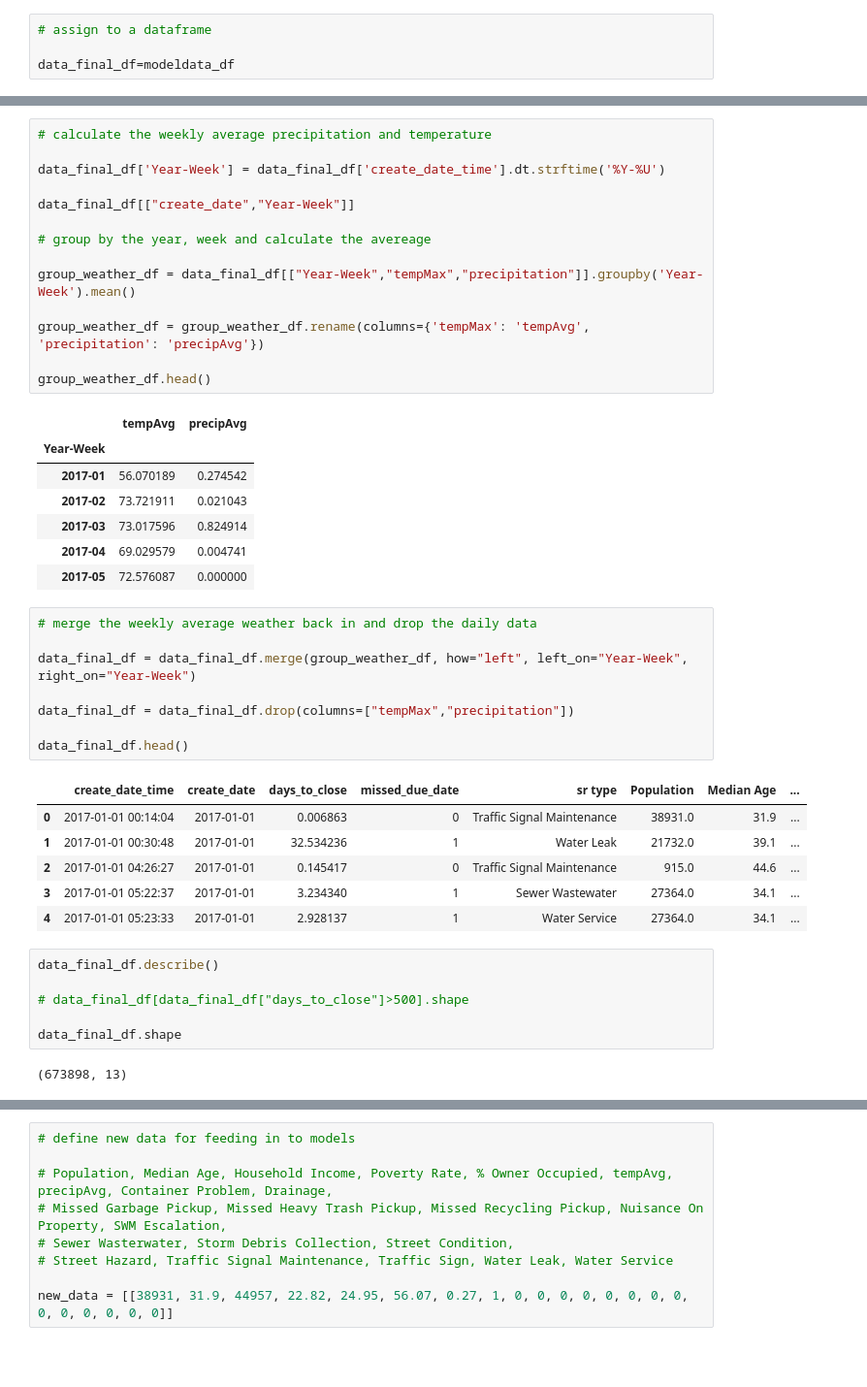
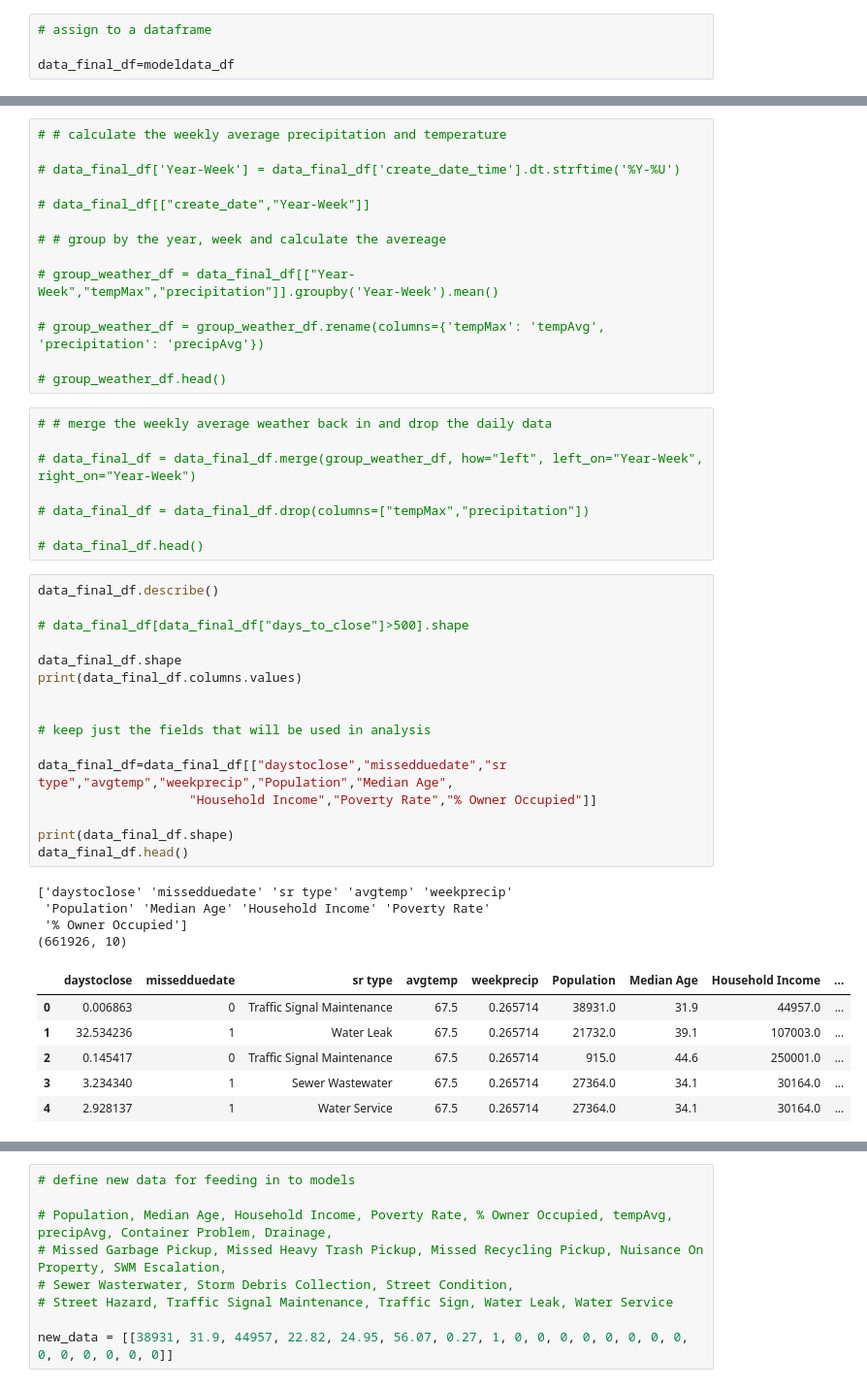
Before and after one commit to fpwirth/Final-Project, a Jupyter notebook: Notebooks/model_classification.ipynb, the cells around one changed output, grey strips where cells are left out. Shown: that part at 97% size. Drawn from its saved outputs; the diff is of its cells as text; blank space fills up the shorter version.

```diff
--- a/Notebooks/model_classification.ipynb
+++ b/Notebooks/model_classification.ipynb
@@ -108,45 +87,49 @@ dtype: int64
 # %%
-# calculate the weekly average precipitation and temperature
+# # calculate the weekly average precipitation and temperature
 
-data_final_df['Year-Week'] = data_final_df['create_date_time'].dt.strftime('%Y-%U')
+# data_final_df['Year-Week'] = data_final_df['create_date_time'].dt.strftime('%Y-%U')
 
-data_final_df[["create_date","Year-Week"]]
+# data_final_df[["create_date","Year-Week"]]
 
-# group by the year, week and calculate the avereage
+# # group by the year, week and calculate the avereage
 
-group_weather_df = data_final_df[["Year-Week","tempMax","precipitation"]].groupby('Year-Week').mean()
+# group_weather_df = data_final_df[["Year-Week","tempMax","precipitation"]].groupby('Year-Week').mean()
 
-group_weather_df = group_weather_df.rename(columns={'tempMax': 'tempAvg', 'precipitation': 'precipAvg'})
+# group_weather_df = group_weather_df.rename(columns={'tempMax': 'tempAvg', 'precipitation': 'precipAvg'})
 
-group_weather_df.head()
+# group_weather_df.head()
-# %% [output]
-|  | tempAvg | precipAvg |
-| Year-Week |  |  |
-| 2017-01 | 56.070189 | 0.274542 |
-| 2017-02 | 73.721911 | 0.021043 |
-| 2017-03 | 73.017596 | 0.824914 |
-| 2017-04 | 69.029579 | 0.004741 |
-| 2017-05 | 72.576087 | 0.000000 |
 # %%
-# merge the weekly average weather back in and drop the daily data
+# # merge the weekly average weather back in and drop the daily data
 
-data_final_df = data_final_df.merge(group_weather_df, how="left", left_on="Year-Week", right_on="Year-Week")
+# data_final_df = data_final_df.merge(group_weather_df, how="left", left_on="Year-Week", right_on="Year-Week")
 
-data_final_df = data_final_df.drop(columns=["tempMax","precipitation"])
+# data_final_df = data_final_df.drop(columns=["tempMax","precipitation"])
 
-data_final_df.head()
+# data_final_df.head()
-# %% [output]
-|  | create_date_time | create_date | days_to_close | missed_due_date | sr type | Population | Median Age | ... |
-| 0 | 2017-01-01 00:14:04 | 2017-01-01 | 0.006863 | 0 | Traffic Signal Maintenance | 38931.0 | 31.9 | ... |
-| 1 | 2017-01-01 00:30:48 | 2017-01-01 | 32.534236 | 1 | Water Leak | 21732.0 | 39.1 | ... |
-| 2 | 2017-01-01 04:26:27 | 2017-01-01 | 0.145417 | 0 | Traffic Signal Maintenance | 915.0 | 44.6 | ... |
-| 3 | 2017-01-01 05:22:37 | 2017-01-01 | 3.234340 | 1 | Sewer Wastewater | 27364.0 | 34.1 | ... |
-| 4 | 2017-01-01 05:23:33 | 2017-01-01 | 2.928137 | 1 | Water Service | 27364.0 | 34.1 | ... |
-# %%
-data_final_df.describe()
-
-# data_final_df[data_final_df["days_to_close"]>500].shape
-
-data_final_df.shape
-# %% [output]
-(673898, 13)
+# %%
+data_final_df.describe()
+
+# data_final_df[data_final_df["days_to_close"]>500].shape
+
+data_final_df.shape
+print(data_final_df.columns.values)
+
+
+# keep just the fields that will be used in analysis
+
+data_final_df=data_final_df[["daystoclose","missedduedate","sr type","avgtemp","weekprecip","Population","Median Age",
+                    "Household Income","Poverty Rate","% Owner Occupied"]]
+
+print(data_final_df.shape)
+data_final_df.head()
+# %% [output]
+['daystoclose' 'missedduedate' 'sr type' 'avgtemp' 'weekprecip'
+ 'Population' 'Median Age' 'Household Income' 'Poverty Rate'
+ '% Owner Occupied']
+(661926, 10)
+|  | daystoclose | missedduedate | sr type | avgtemp | weekprecip | Population | Median Age | Household Income | ... |
+| 0 | 0.006863 | 0 | Traffic Signal Maintenance | 67.5 | 0.265714 | 38931.0 | 31.9 | 44957.0 | ... |
+| 1 | 32.534236 | 1 | Water Leak | 67.5 | 0.265714 | 21732.0 | 39.1 | 107003.0 | ... |
+| 2 | 0.145417 | 0 | Traffic Signal Maintenance | 67.5 | 0.265714 | 915.0 | 44.6 | 250001.0 | ... |
+| 3 | 3.234340 | 1 | Sewer Wastewater | 67.5 | 0.265714 | 27364.0 | 34.1 | 30164.0 | ... |
+| 4 | 2.928137 | 1 | Water Service | 67.5 | 0.265714 | 27364.0 | 34.1 | 30164.0 | ... |
```
Also changed, not shown: parts of 10 cells of this notebook.
